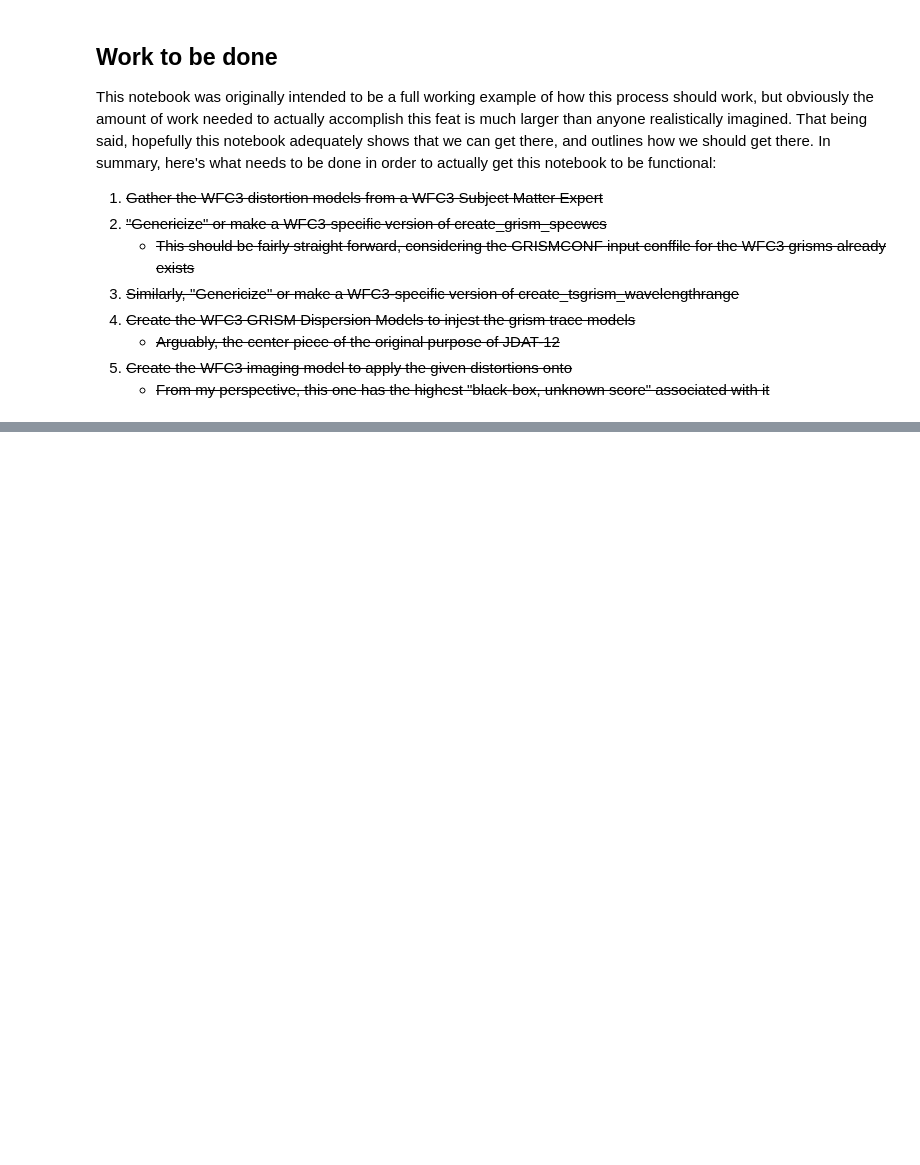
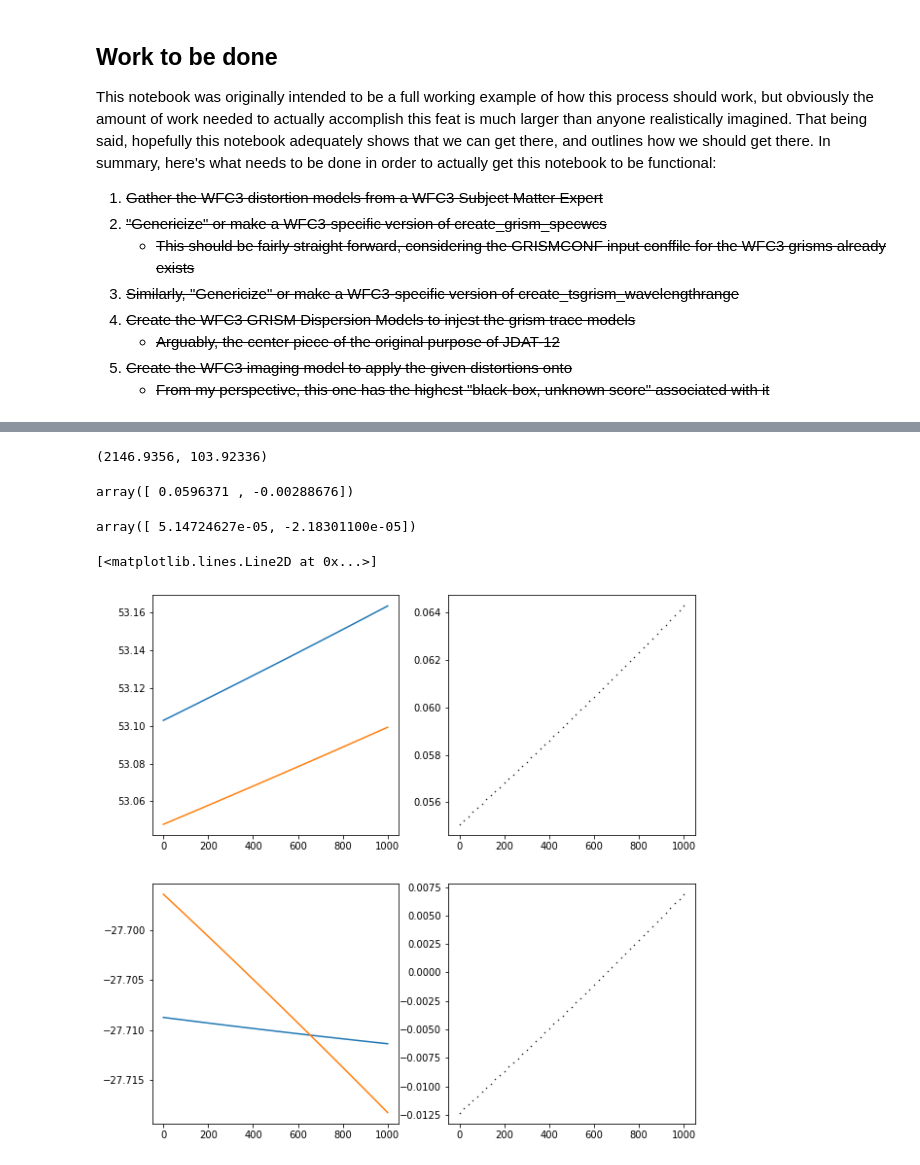
Before and after one commit to spacetelescope/astrogrism_sandbox, a Jupyter notebook: WFC3GeometricTransformation.ipynb, the cells around one changed output, grey strips where cells are left out. Drawn from its saved outputs; the diff is of its cells as text; code cells hidden in the pictures; blank space fills up the shorter version.

```diff
--- a/WFC3GeometricTransformation.ipynb
+++ b/WFC3GeometricTransformation.ipynb
@@ -872,0 +1161,5 @@ This notebook was originally intended to be a full working example of how this p
+# %%
+detector2world = wcsobj.get_transform('detector','world')
+# %%
+from astropy.wcs import WCS as aWCS
+grism_wcs = aWCS(grism_image_hdulist['SCI'].header)
@@ -872,0 +1176,37 @@ This notebook was originally intended to be a full working example of how this p
+# %%
+0.0596371*3600/0.1, 0.00288676*3600/0.1
+# %% [output]
+(2146.9356, 103.92336)
+# %%
+# detector2world transformation vs. header info
+ra_ref, dec_ref = detector2world(507,507,1,2)[:2]
+np.array([ra_ref, dec_ref])- np.array([grism_image_hdulist['SCI'].header['CRVAL1'],grism_image_hdulist['SCI'].header['CRVAL2']])
+# %% [output]
+array([ 0.0596371 , -0.00288676])
+# %%
+#astropy SIP coeff transformation vs. header info
+astropy_ra, astropy_dec = grism_wcs.pixel_to_world(507,507).ra.value, grism_wcs.pixel_to_world(507,507).dec.value
+np.array([astropy_ra, astropy_dec])- np.array([grism_image_hdulist['SCI'].header['CRVAL1'],grism_image_hdulist['SCI'].header['CRVAL2']])
+# %% [output]
+array([ 5.14724627e-05, -2.18301100e-05])
+# %%
+xx = np.arange(0,1014, 20)
+yy = np.arange(0,1014, 20)
+
+ra, dec = detector2world(xx,yy,0,0)[:2]
+astropy_coords = grism_wcs.pixel_to_world(x, y)
+# %%
+fig, axs = plt.subplots(2,2, figsize=(10,10))
+
+axs[0,0].plot(xx, ra)
+axs[0,0].plot(xx, astropy_coords.ra.value)
+
+axs[0,1].plot(xx, ra-astropy_coords.ra.value, 'o', color='black', markersize=0.5)
+
+axs[1,0].plot(yy, dec)
+axs[1,0].plot(yy, astropy_coords.dec.value)
+
+axs[1,1].plot(yy, dec-astropy_coords.dec.value,  'o', color='black', markersize=0.5)
+# %% [output]
+[<matplotlib.lines.Line2D at 0x...>]
+[figure, added]
```
Also changed, not shown: parts of 30 cells of this notebook, 3 other files.
